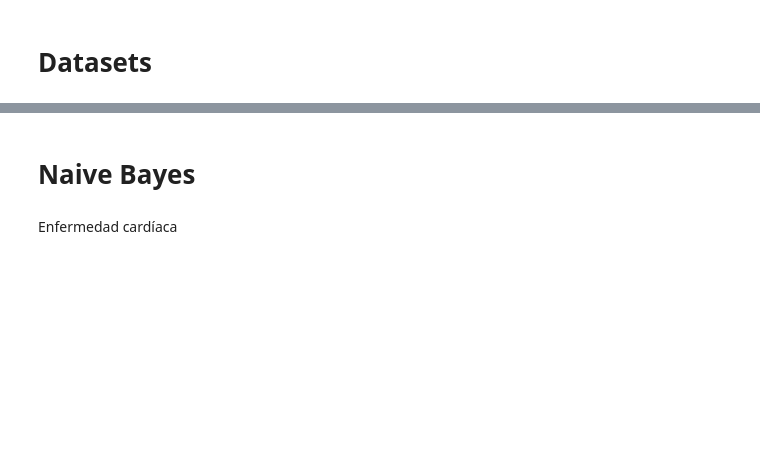
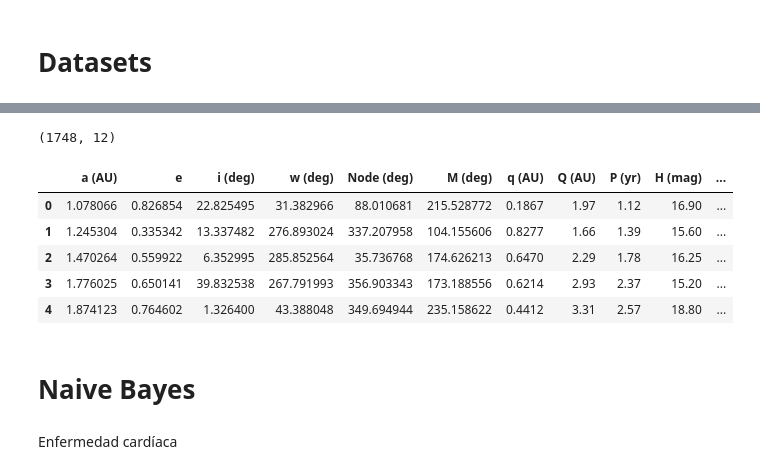
Before and after one commit to josemqz/Intro-ML, a Jupyter notebook: Taller1/Taller1.ipynb, the cells around one changed output, grey strips where cells are left out. Cells and saved outputs as stored; diff of their text form; code cells hidden in the pictures; blank space fills up the shorter version.

```diff
--- a/Taller1/Taller1.ipynb
+++ b/Taller1/Taller1.ipynb
@@ -6,6 +6,8 @@ from sklearn.model_selection import KFold
 import warnings
 warnings.filterwarnings("ignore")
 np.random.seed(10)
+
+path = '/content'
 # %% [markdown]
 # Datasets
 # %%
@@ -15,7 +25,15 @@ df_heart.head()
 # %%
-df_orbit = pd.read_csv("datasets\classast - pha.csv")
+df_orbit = pd.read_csv(path+"/classast - pha.csv")
 print(df_orbit.shape)
 df_orbit.head()
+# %% [output]
+(1748, 12)
+|  | a (AU) | e | i (deg) | w (deg) | Node (deg) | M (deg) | q (AU) | Q (AU) | P (yr) | H (mag) | ... |
+| 0 | 1.078066 | 0.826854 | 22.825495 | 31.382966 | 88.010681 | 215.528772 | 0.1867 | 1.97 | 1.12 | 16.90 | ... |
+| 1 | 1.245304 | 0.335342 | 13.337482 | 276.893024 | 337.207958 | 104.155606 | 0.8277 | 1.66 | 1.39 | 15.60 | ... |
+| 2 | 1.470264 | 0.559922 | 6.352995 | 285.852564 | 35.736768 | 174.626213 | 0.6470 | 2.29 | 1.78 | 16.25 | ... |
+| 3 | 1.776025 | 0.650141 | 39.832538 | 267.791993 | 356.903343 | 173.188556 | 0.6214 | 2.93 | 2.37 | 15.20 | ... |
+| 4 | 1.874123 | 0.764602 | 1.326400 | 43.388048 | 349.694944 | 235.158622 | 0.4412 | 3.31 | 2.57 | 18.80 | ... |
 # %% [markdown]
 # Naive Bayes
 # %%
```
Also changed, not shown: parts of 8 cells of this notebook.
